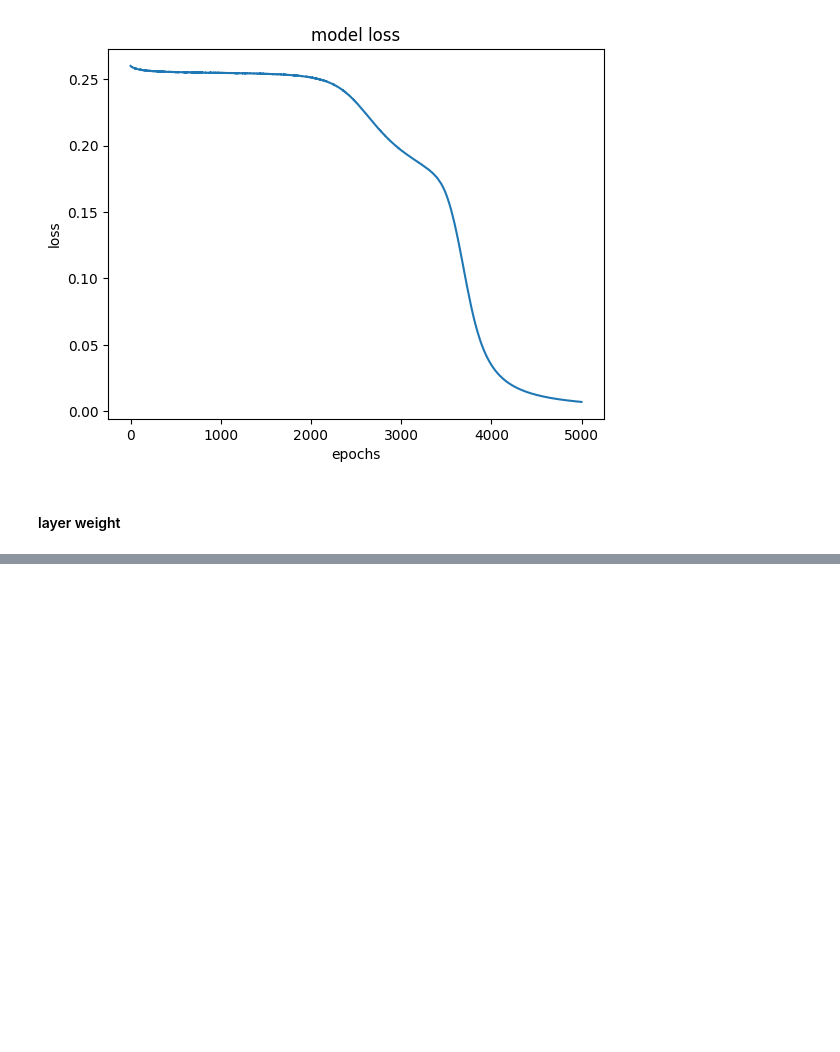
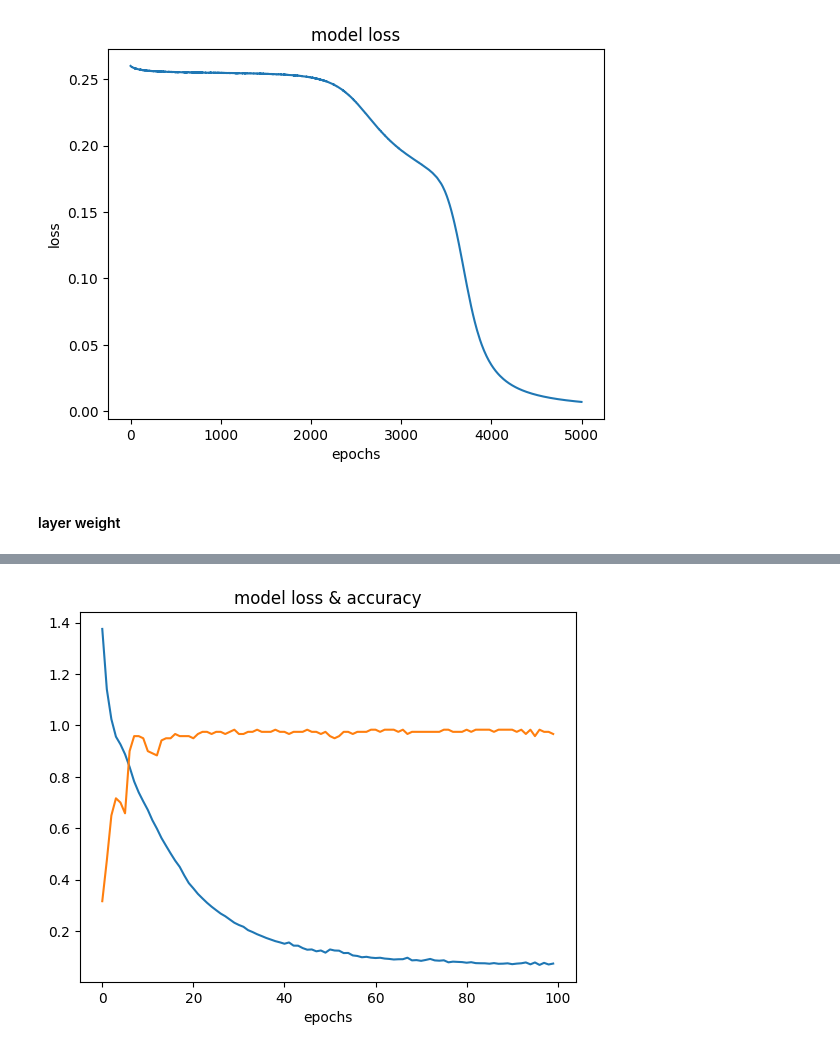
Before and after one commit to Jyundev/ML_DL_STUDY, a Jupyter notebook: deep_learning/02_beginning_of_deeplearning.ipynb, the cells around one changed output, grey strips where cells are left out. Saved outputs shown, nothing was run; the diff lists cells and outputs as text; code cells hidden in the pictures; blank space fills up the shorter version.

Commit message:
iris data - onehotencoding

```diff
--- a/deep_learning/02_beginning_of_deeplearning.ipynb
+++ b/deep_learning/02_beginning_of_deeplearning.ipynb
@@ -90,0 +148,2 @@ for w in model.weights:
+# %%
+X_train, X_test, y_train, y_test = train_test_split(X, y_onehot, test_size=0.2, random_state=13)
@@ -90,0 +152,10 @@ for w in model.weights:
+# %%
+model = tf.keras.models.Sequential([
+    tf.keras.layers.Dense(32, input_shape=(4,), activation = 'relu'),
+    tf.keras.layers.Dense(32, activation = 'relu'),
+    tf.keras.layers.Dense(32, activation = 'relu'),
+    tf.keras.layers.Dense(3,  activation = 'softmax'),
+])
+# %%
+model.compile(optimizer = 'adam', loss = 'categorical_crossentropy', metrics = ['accuracy'])
+model.summary()
@@ -90,0 +180,2 @@ for w in model.weights:
+# %%
+hist = model.fit(X_train, y_train, epochs = 100)
@@ -90,0 +205,8 @@ for w in model.weights:
+# %%
+plt.plot(hist.history['loss'])
+plt.plot(hist.history['accuracy'])
+plt.title('model loss & accuracy')
+plt.xlabel('epochs')
+plt.show()
+# %% [output]
+[figure, added]
```
Also changed, not shown: parts of 16 cells of this notebook.
